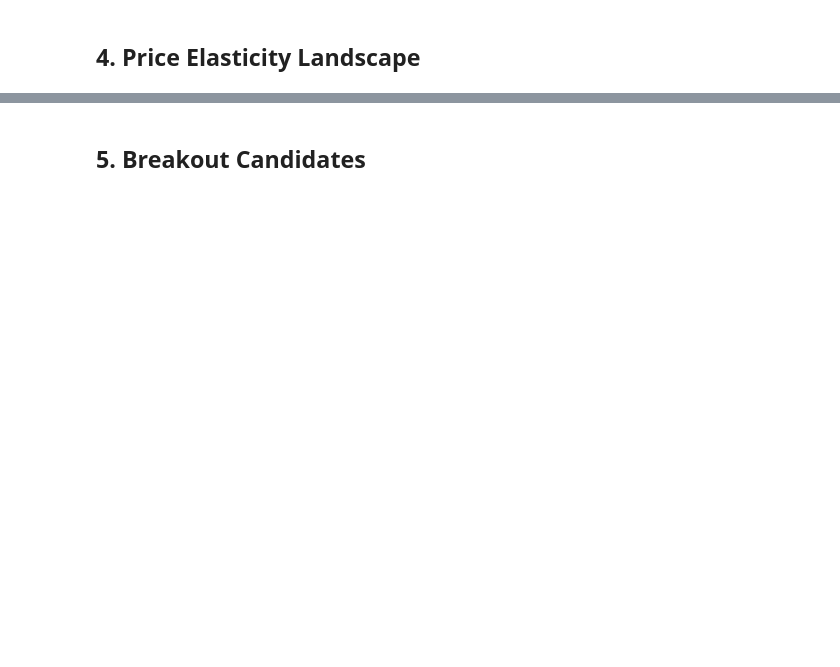
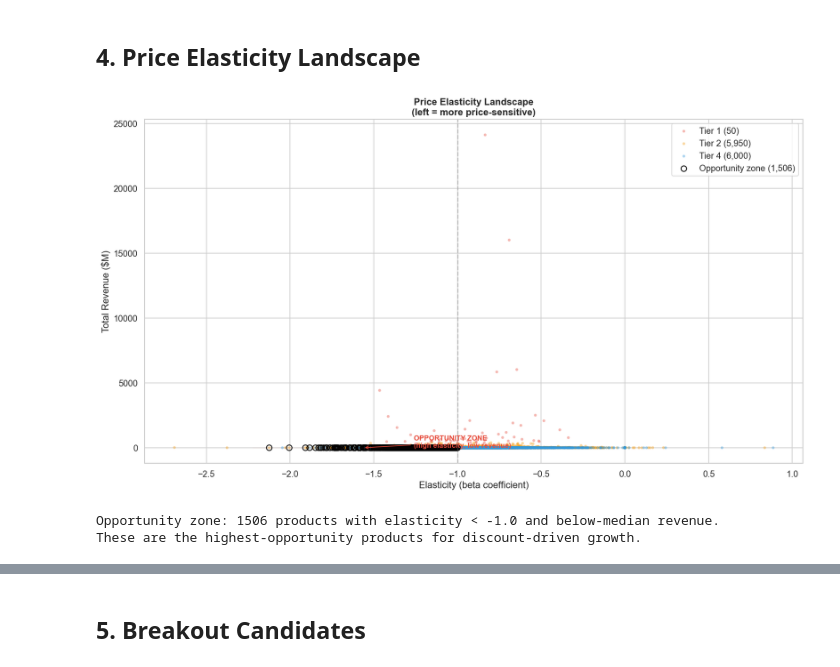
Before and after one commit to dalinkstone/toydatadecomp, a Jupyter notebook: notebooks/analysis.ipynb, the cells around one changed output, grey strips where cells are left out. Saved outputs shown, nothing was run; the diff lists cells and outputs as text; code cells hidden in the pictures; blank space fills up the shorter version.

```diff
--- a/notebooks/analysis.ipynb
+++ b/notebooks/analysis.ipynb
@@ -347,38 +462,57 @@ plt.show()
 # ── 4a. Elasticity vs revenue, colored by tier ────────────────────
 el_df = elasticity.merge(
     tiers_df[["product_id", "tier", "total_revenue"]],
     on="product_id", how="inner",
 )
 
 fig, ax = plt.subplots(figsize=(14, 8))
 
 for t in sorted(el_df["tier"].unique()):
     subset = el_df[el_df["tier"] == t]
     ax.scatter(
         subset["elasticity_beta"],
         subset["total_revenue"] / 1e6,
         c=tier_colors.get(t, "#95a5a6"),
         label=f"Tier {t} ({len(subset):,})",
         alpha=0.4, s=15, edgecolors="none",
     )
 
-# Highlight sweet spot: high elasticity (< -1.0) + low revenue = opportunity
-sweet = el_df[(el_df["elasticity_beta"] < -1.0) & (el_df["total_revenue"] < el_df["total_revenue"].median())]
+# Highlight opportunity zone: high elasticity + low revenue
+sweet = el_df[(el_df["elasticity_beta"] < -1.0) &
+              (el_df["total_revenue"] < el_df["total_revenue"].median())]
 if len(sweet) > 0:
     ax.scatter(sweet["elasticity_beta"], sweet["total_revenue"] / 1e6,
                facecolors="none", edgecolors="black", s=60, linewidth=1.2,
-               label=f"Sweet spot ({len(sweet):,})")
+               label=f"Opportunity zone ({len(sweet):,})")
+
+    # Draw bounding box for the opportunity zone
+    x_min, x_max = sweet["elasticity_beta"].min(), sweet["elasticity_beta"].max()
+    y_min, y_max = sweet["total_revenue"].min() / 1e6, sweet["total_revenue"].max() / 1e6
+    from matplotlib.patches import Rectangle
+    rect = Rectangle((x_min - 0.1, y_min - 0.005), x_max - x_min + 0.2, y_max - y_min + 0.01,
+                      linewidth=1.5, edgecolor="#e74c3c", facecolor="#e74c3c", alpha=0.05)
+    ax.add_patch(rect)
+    ax.annotate("OPPORTUNITY ZONE\n(high elasticity, low revenue)",
+                xy=((x_min + x_max) / 2, y_max),
+                xytext=((x_min + x_max) / 2 + 0.3, y_max + 0.02),
+                fontsize=10, fontweight="bold", color="#e74c3c",
+                arrowprops=dict(arrowstyle="->", color="#e74c3c"))
 
 ax.set_xlabel("Elasticity (beta coefficient)")
 ax.set_ylabel("Total Revenue ($M)")
-ax.set_title("Price Elasticity vs Revenue by Tier\n(left = more price-sensitive)",
+ax.set_title("Price Elasticity Landscape\n(left = more price-sensitive)",
              fontweight="bold")
 ax.legend()
-ax.axvline(-1.0, color="gray", linestyle="--", alpha=0.4, label="Elasticity = -1")
+ax.axvline(-1.0, color="gray", linestyle="--", alpha=0.4)
 plt.tight_layout()
+fig.savefig(IMG_DIR / "elasticity_landscape.png", dpi=150, bbox_inches="tight")
 plt.show()
 
-print(f"Sweet spot: {len(sweet)} products with elasticity < -1.0 and below-median revenue")
+print(f"Opportunity zone: {len(sweet)} products with elasticity < -1.0 and below-median revenue.")
 print("These are the highest-opportunity products for discount-driven growth.")
+# %% [output]
+[figure, added]
+Opportunity zone: 1506 products with elasticity < -1.0 and below-median revenue.
+These are the highest-opportunity products for discount-driven growth.
 # %%
 # ── 4b. Optimal discount curve for top 5 Tier 2 products ─────────
```
Also changed, not shown: parts of 20 cells of this notebook, 15 other files.
